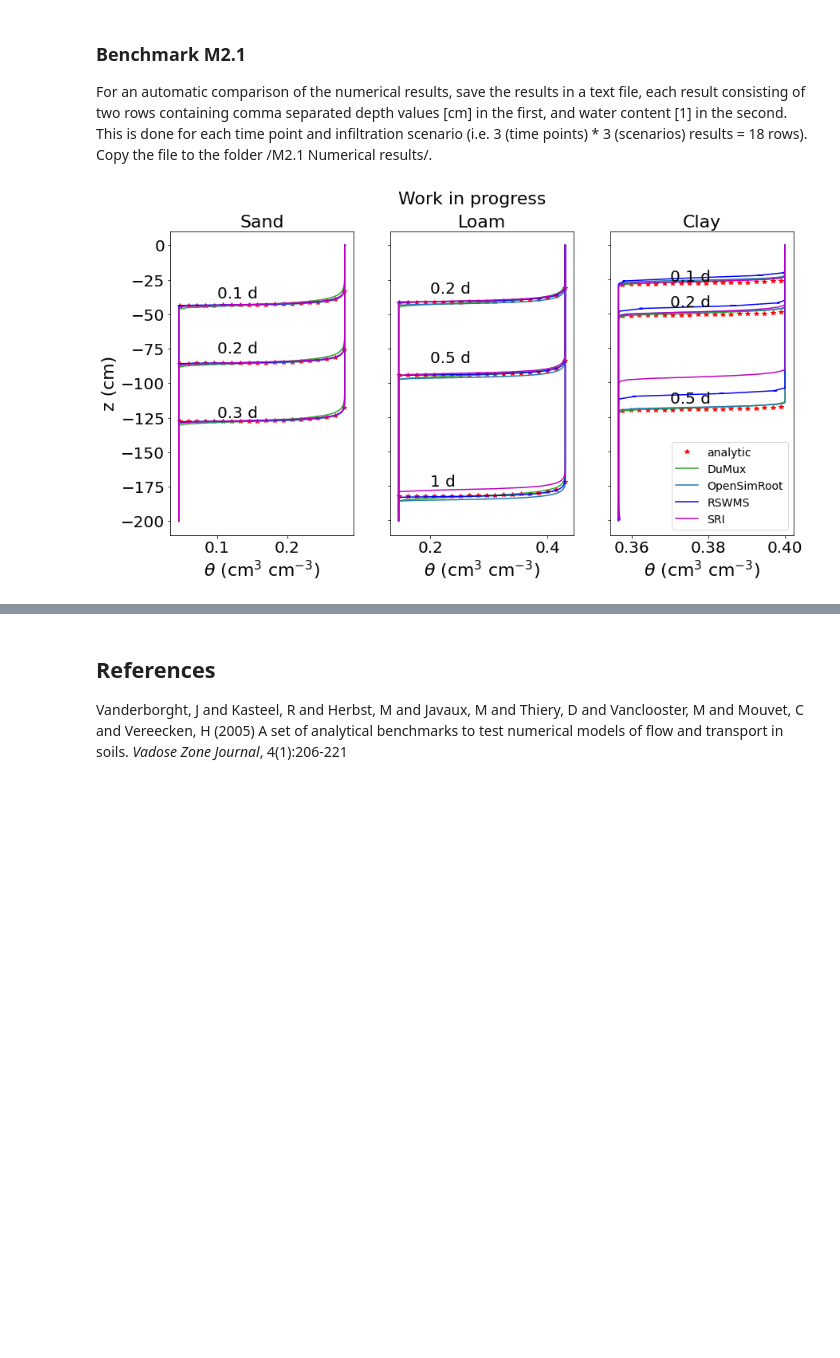
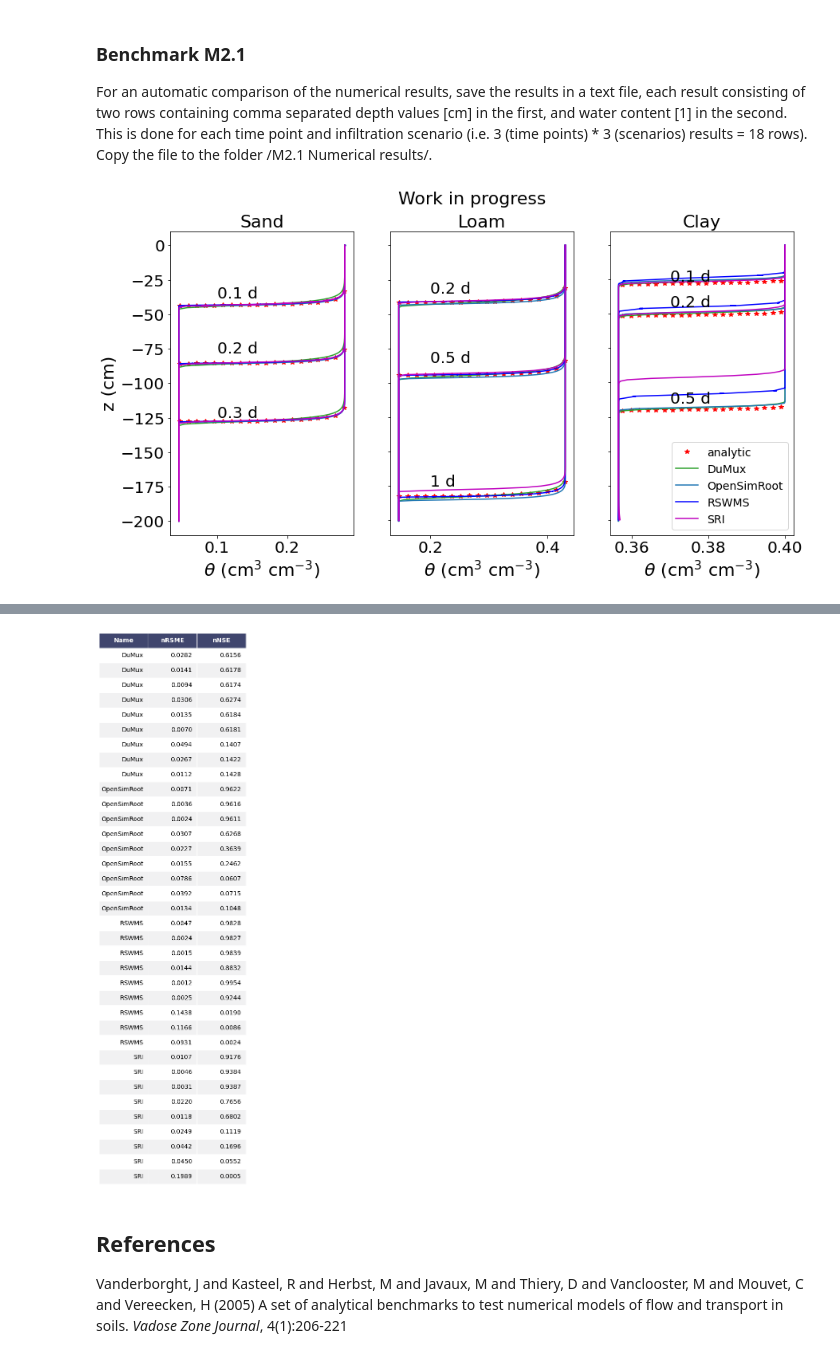
Before and after one commit to RSA-benchmarks/collaborative-comparison, a Jupyter notebook: M2 Water flow in soil/M2.1 Infiltration/M2.1 Automated comparison.ipynb, the cells around one changed output, grey strips where cells are left out. Saved outputs shown, nothing was run; the diff lists cells and outputs as text; code cells hidden in the pictures; blank space fills up the shorter version.

Commit message:
measures for M2.1 added

```diff
--- a/M2 Water flow in soil/M2.1 Infiltration/M2.1 Automated comparison.ipynb
+++ b/M2 Water flow in soil/M2.1 Infiltration/M2.1 Automated comparison.ipynb
@@ -140,11 +140,12 @@ for j in range(0,3): # make sub plots of the analytical solution (theta3, z3) th
         theta = theta3[3*j+k]
         interp = interp1d(theta, z,  kind='linear', fill_value='extrapolate', bounds_error =False )
         theta_ = np.linspace(np.min(theta),np.max(theta),20)
-        pl, = ax[j].plot(theta_,interp(theta_),'r*') # Analytic solution
+        z_ = interp(theta_)
+        pl, = ax[j].plot(theta_,z_,'r*') # Analytic solution
         if k==0:
             pl.set_label("analytic")
 
-nrmse, nnse, za, nn, l = [], [], [], [], []
+nrmse, nnse, zn, nn, l = [], [], [], [], []
 cc = 0
 #col = ['r','g','b','r','g','b']
 col=["C2","C0","b","m"]
@@ -164,12 +165,19 @@ for dirname, dirnames, filenames in os.walk('M2.1 Numerical results/.'):
                     z = data[2*(3*j+k)]
                     theta = data[2*(3*j+k)+1]
                     pl, = ax[j].plot(theta,z,col[cc]) # plot numeric solution
-                    interp = interp1d(theta3[3*j+k], z3[3*j+k],  kind='linear', fill_value='extrapolate', bounds_error =False )
-                    z_a = interp(theta) # analytical solution at numerical points
-                    za.append(z_a)
-                    nn.append(len(z_a))
-                    nrmse.append(float(nRMSE(z_a, z)))
-                    nnse.append(nNSE(z_a,z)) # calculate for all time points (below) np.nan
+                    # interpolate analytical solution to number of evaluation points
+                    za = z3[3*j+k]; thetaa = theta3[3*j+k]
+                    interp = interp1d(thetaa, za,  kind='linear', fill_value='extrapolate', bounds_error =False )
+                    theta_ = np.linspace(np.min(thetaa)+0.002,np.max(thetaa)-0.002,100)
+                    z_ = interp(theta_)
+                    # interpolate numerical solution to number of evaluation points
+                    interp = interp1d(theta, z,  kind='linear', fill_value='extrapolate', bounds_error =False )
+                    z_n = interp(theta_)
+                    # compute measures
+                    zn.append(z_n)
+                    nn.append(len(z_n))
+                    nrmse.append(float(nRMSE(z_, z_n)))
+                    nnse.append(nNSE(z_,z_n)) # calculate for all time points (below) np.nan
                     if k==0:
                         pl.set_label(f)
                 ax[j].set_xlabel("$\\theta$ (cm$^3$ cm$^{-3}$)")
@@ -204,25 +212,53 @@ plt.savefig('m21_results.png', dpi=300, bbox_inches = "tight")
 fig.suptitle("Work in progress")
 plt.show()
 
-#from IPython.display import display
-#display(("{:>15} {:>15} {:>15} {:>15}".format("Name", "N", "nRMSE", "nNSE")))
-#row_format ="{:>15} {:15f} {:15f} {:15f}"
-#for i in range(0,len(nn)):
-#    display(row_format.format(l[i], nn[i], nrmse[i], nnse[i]))
 import pandas as pd
 # initialize list of lists
-data_ = np.array([l, nn, nrmse, nnse ])
+data_ = np.array([l, nrmse, nnse ])
 data_ = np.array(data_.transpose())
 # Create the pandas DataFrame
-df = pd.DataFrame(data_, columns = ['Name', 'N', 'nRSME', 'nNSE'] )
+df = pd.DataFrame(data_, columns = ['Name', 'nRSME', 'nNSE'] )
 df['nRSME'] = df['nRSME'].astype(float)
 df['nRSME'] = df['nRSME'].map('{:,.4f}'.format)
 df['nNSE'] = df['nNSE'].astype(float)
 df['nNSE'] = df['nNSE'].map('{:,.4f}'.format)
 # print dataframe.
-df
+df.style.set_table_styles(
+[{'selector': 'tr:nth-of-type(odd)',
+  'props': [('background', '#eee')]},
+ {'selector': 'tr:nth-of-type(even)',
+  'props': [('background', 'white')]},
+ {'selector': 'th',
+  'props': [('background', '#606060'),
+            ('color', 'white'),
+            ('font-family', 'verdana')]},
+ {'selector': 'td',
+  'props': [('font-family', 'verdana')]},
+]
+).hide_index()
+import six
+def render_mpl_table(data, col_width=3.0, row_height=0.625, font_size=14,
+                     header_color='#40466e', row_colors=['#f1f1f2', 'w'], edge_color='w',
+                     bbox=[0, 0, 1, 1], header_columns=0,
+                     ax=None, **kwargs):
+    if ax is None:
+        size = (np.array(data.shape[::-1]) + np.array([0, 1])) * np.array([col_width, row_height])
+        fig, ax = plt.subplots(figsize=size)
+        ax.axis('off')
+    mpl_table = ax.table(cellText=data.values, bbox=bbox, colLabels=data.columns, **kwargs)
+    mpl_table.auto_set_font_size(False)
+    mpl_table.set_fontsize(font_size)
 
-#for i in range(0,len(nn)):
-#    print(l[i]+"\t",nn[i],"\t",'{:2.8f}'.format(rsquare[i]),"\t",'{:2.8f}'.format(r[i]) ) # '{:2.8f}'.format(rsme[i]),"\t",
+    for k, cell in mpl_table._cells.items():
+        cell.set_edgecolor(edge_color)
+        if k[0] == 0 or k[1] < header_columns:
+            cell.set_text_props(weight='bold', color='w')
+            cell.set_facecolor(header_color)
+        else:
+            cell.set_facecolor(row_colors[k[0]%len(row_colors) ])
+    return ax.get_figure(), ax
+
+fig,ax = render_mpl_table(df, header_columns=0, col_width=2.0)
+fig.savefig("table_mpl.png")
 # %% [output]
 [figure]
@@ -246,3 +265,4 @@ df
+[figure, added]
 # %% [markdown]
 
 
```
Also changed, not shown: parts of 1 cell of this notebook.
